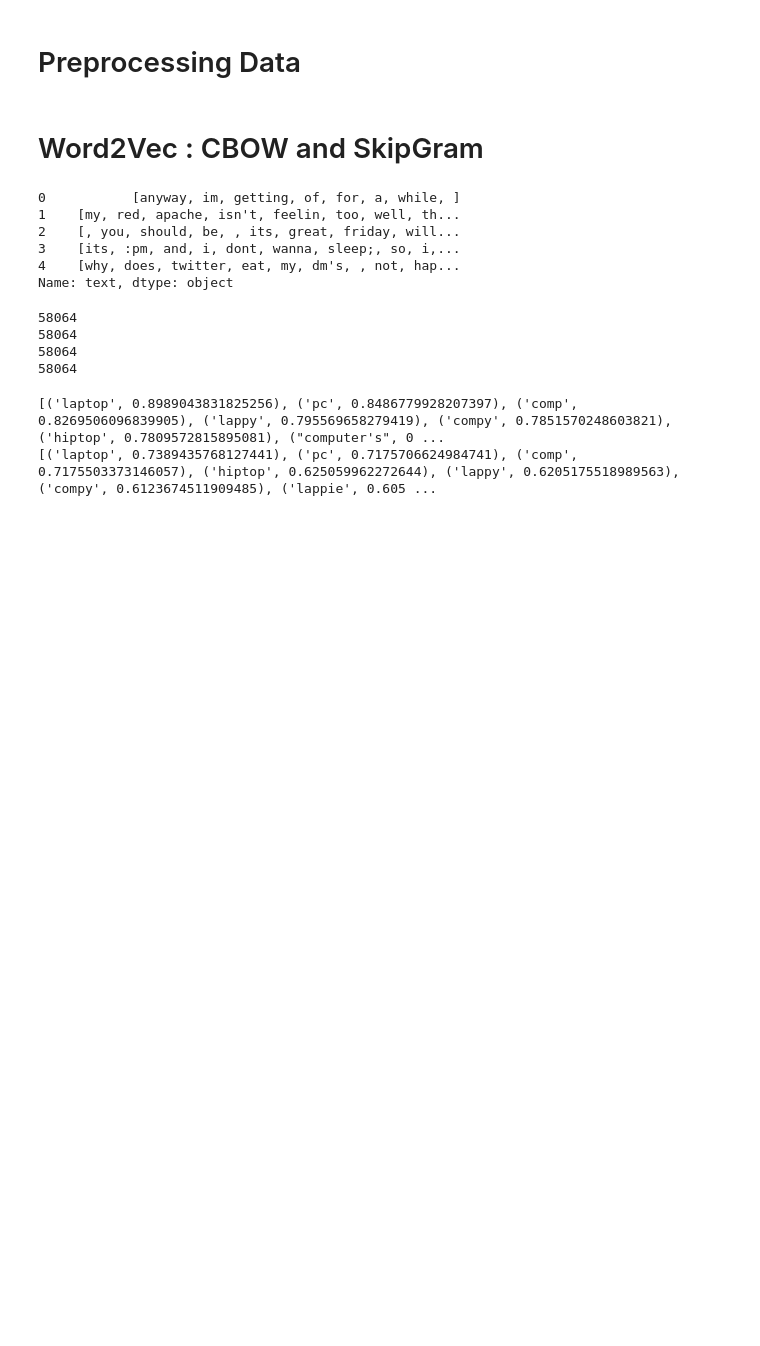
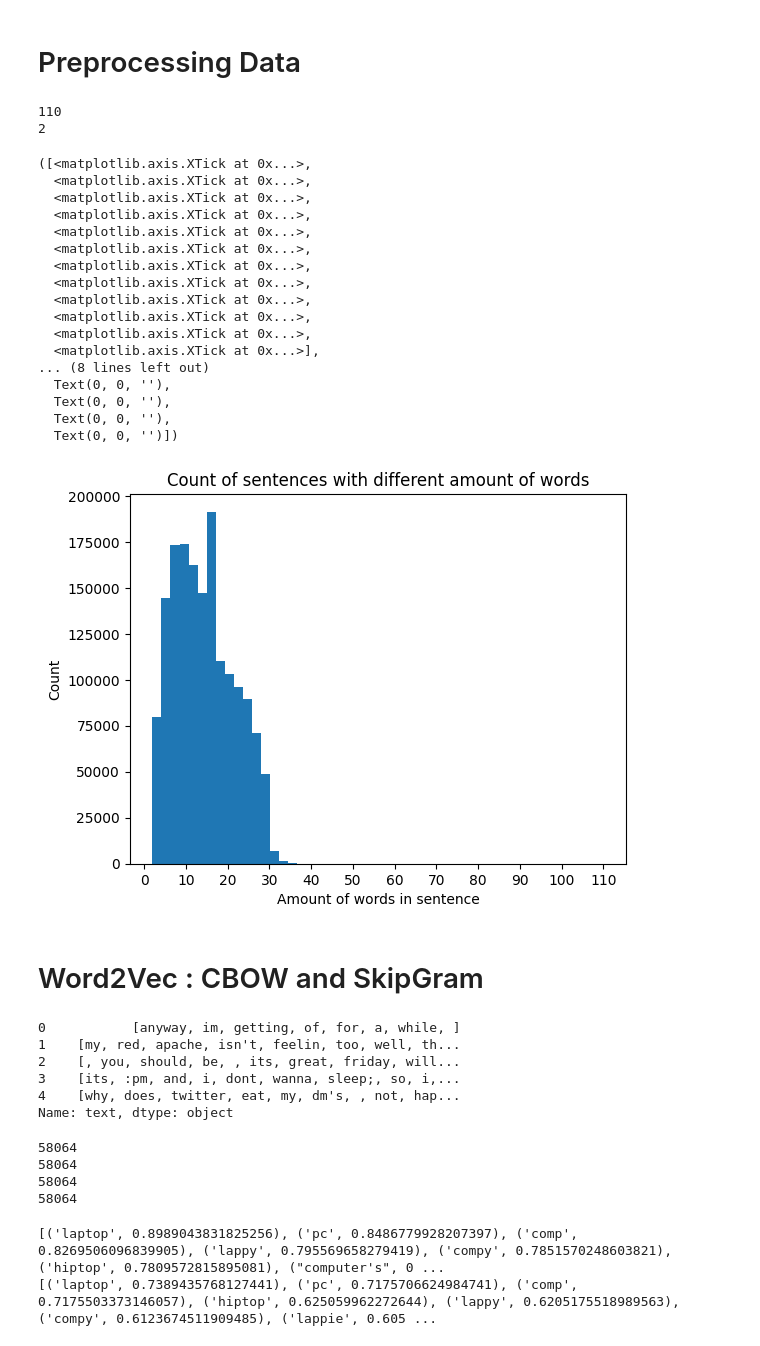
Before and after one commit to VincentGariepy/IFT6390-Competition2-BeaudelAIre, a Jupyter notebook: Neural_Net/NeuralNet_Encoding.ipynb, the cells around one changed output. Drawn from its saved outputs; the diff is of its cells as text; code cells hidden in the pictures; blank space fills up the shorter version.

```diff
--- a/Neural_Net/NeuralNet_Encoding.ipynb
+++ b/Neural_Net/NeuralNet_Encoding.ipynb
@@ -45,6 +45,43 @@ test_proc = preprocessing(df_test)
 # %%
 #Create the encoder corpus
 enc_corp = pd.concat([train_proc['text'],test_proc['text']])
+# %%
+df_train['text'] = df_train['text'].apply(lambda x: x.split(' '))
+df_test['text'] = df_test['text'].apply(lambda x: x.split(' '))
+print(max(max(df_train['text'].apply(lambda x: len(x))),max(df_test['text'].apply(lambda x: len(x)))))
+print(min(min(df_train['text'].apply(lambda x: len(x))),min(df_test['text'].apply(lambda x: len(x)))))
+# %% [output]
+110
+2
+# %%
+data = pd.concat([df_train['text'].apply(lambda x: len(x)),df_test['text'].apply(lambda x: len(x))])
+# %%
+import matplotlib.pyplot as plt
+plt.hist(data, bins=50)
+plt.xlabel('Amount of words in sentence')
+plt.ylabel('Count')
+x = list(range(0,120,10))
+plt.title('Count of sentences with different amount of words')
+plt.xticks(x)
+# %% [output]
+([<matplotlib.axis.XTick at 0x...>,
+  <matplotlib.axis.XTick at 0x...>,
+  <matplotlib.axis.XTick at 0x...>,
+  <matplotlib.axis.XTick at 0x...>,
+  <matplotlib.axis.XTick at 0x...>,
+  <matplotlib.axis.XTick at 0x...>,
+  <matplotlib.axis.XTick at 0x...>,
+  <matplotlib.axis.XTick at 0x...>,
+  <matplotlib.axis.XTick at 0x...>,
+  <matplotlib.axis.XTick at 0x...>,
+  <matplotlib.axis.XTick at 0x...>,
+  <matplotlib.axis.XTick at 0x...>],
+... (8 lines left out)
+  Text(0, 0, ''),
+  Text(0, 0, ''),
+  Text(0, 0, ''),
+  Text(0, 0, '')])
+[figure, added]
 # %% [markdown]
 # Word2Vec : CBOW and SkipGram
 # %%
```
Also changed, not shown: 10 other files.
